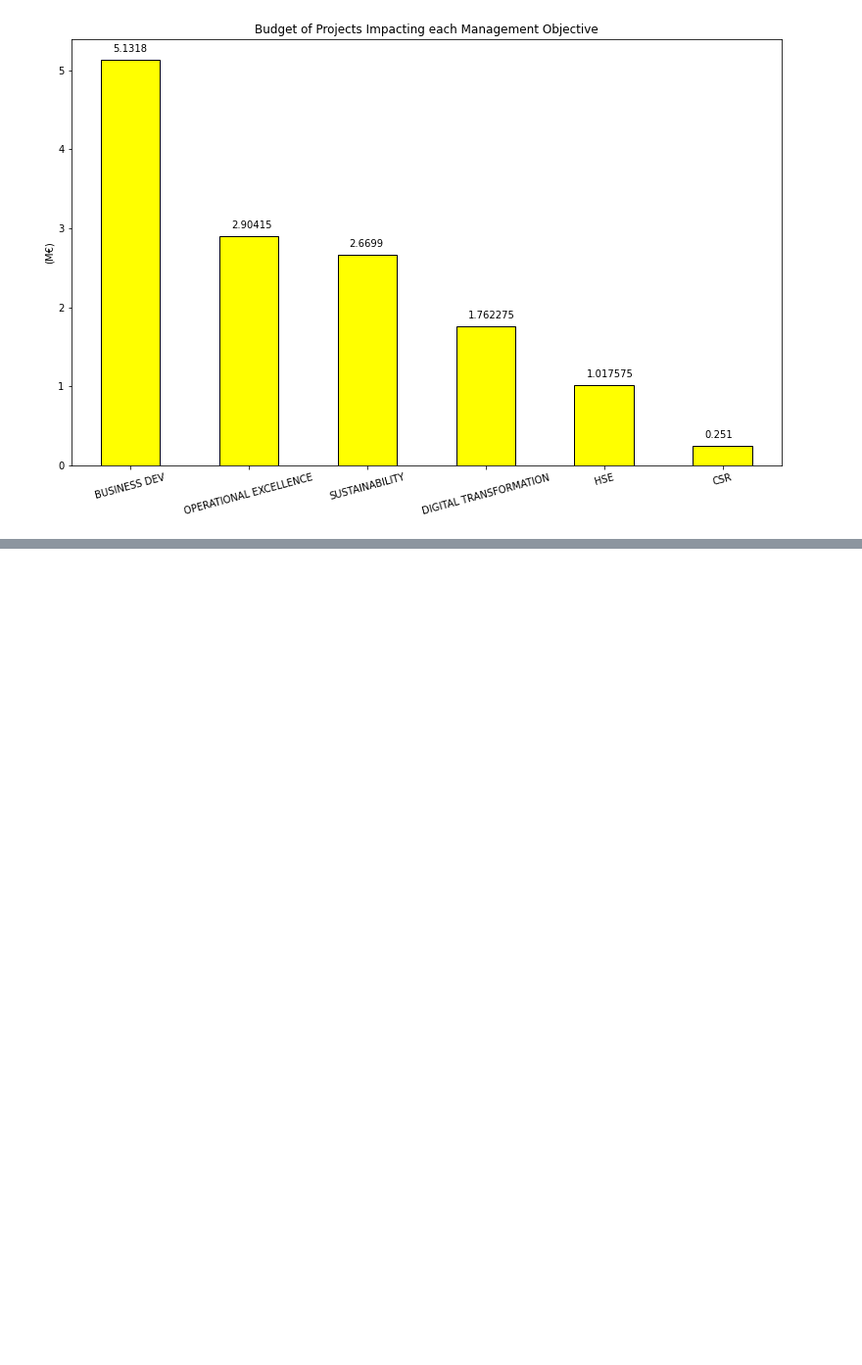
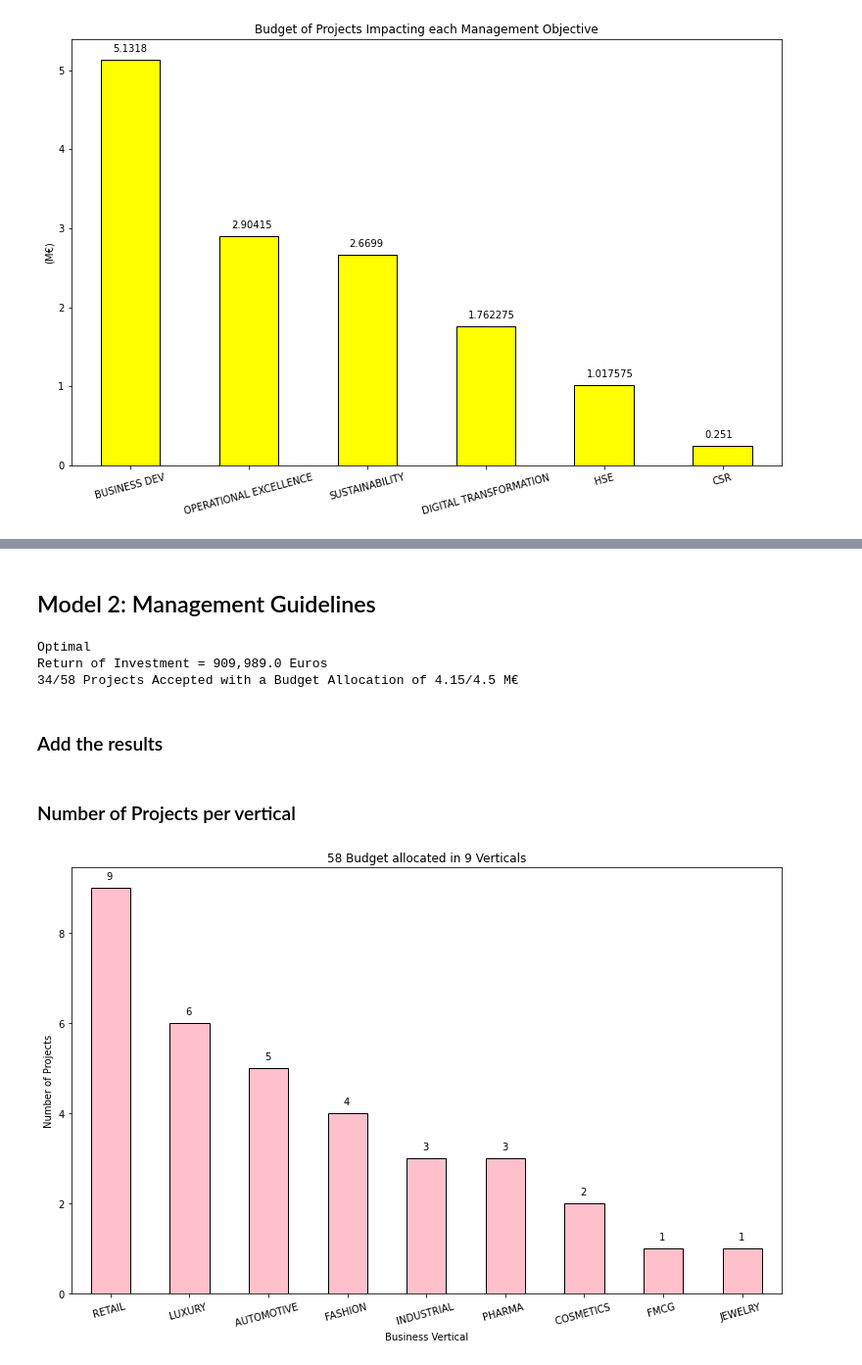
Before and after one commit to lordAaron0121/Supply-Chain-Optimization, a Jupyter notebook: Budget Planning Automation/Automate budget planning .ipynb, the cells around one changed output, grey strips where cells are left out. Shown: that part at 98% size. Saved outputs shown, nothing was run; the diff lists cells and outputs as text; code cells hidden in the pictures; blank space fills up the shorter version.

```diff
--- a/Budget Planning Automation/Automate budget planning .ipynb
+++ b/Budget Planning Automation/Automate budget planning .ipynb
@@ -125,0 +249,75 @@ plt.show()
+# %% [markdown]
+## Model 2: Management Guidelines
+# %%
+# 1. Initialize Class
+model = LpProblem("Budget_Planning_MaxROI", LpMaximize)
+
+# 2. Define Decision Variables
+# Project Name
+projects = list(df_p['PROJECT DESCRIPTION'].values)
+# Project ROI
+roi = list(df_p['ROI'].values)
+# Dictionary
+P =  LpVariable.dicts("P", [j for j in range(len(projects))], lowBound=0, upBound=None, cat='Binary')
+# 3. Define Objective Function
+# Total ROI
+model += lpSum([roi[i] * P[i] for i in range(len(projects))])
+
+# 4. Define Constraints
+# Budget limit per year
+BUDGET_LIMIT = [1250000, 1500000, 1750000]
+for j in range(3):
+    model += lpSum([P[i] * df_p.loc[i, 'YEAR {}'.format(j+1)] for i in range(len(projects))]) <= BUDGET_LIMIT[j]
+# This is where it's different from the last model
+O = df_p['OPERATIONAL EXCELLENCE'].values * 1
+S = df_p['SUSTAINABILITY'].values * 1
+D = df_p['DIGITAL TRANSFORMATION'].values * 1
+
+# Management Objectives
+BUDGET_MIN = [1000000, 1000000, 1000000]
+model += lpSum([P[i] * O[i] * df_p.loc[i, 'TOTAL'] for i in range(len(projects))]) >= BUDGET_MIN[0]
+model += lpSum([P[i] * S[i] * df_p.loc[i, 'TOTAL'] for i in range(len(projects))]) >= BUDGET_MIN[1]
+model += lpSum([P[i] * D[i] * df_p.loc[i, 'TOTAL'] for i in range(len(projects))]) >= BUDGET_MIN[2]
+
+# Solve Model
+status = model.solve()
+print(LpStatus[status])
+print("Return of Investment = {:,} Euros".format(round(value(model.objective), 2)))
+
+# Results
+MAX_BUDGET = sum(BUDGET_LIMIT)/1e6
+ACTUAL_BUDGET = round(sum([P[i].varValue * df_p.loc[i, 'TOTAL'] for i in range(len(projects))])/1e6,2)
+project_allocation = int(sum([P[i].varValue for i in range(len(projects))]))
+LIST_PROJECTS = []
+for j in range(len(projects)):
+    LIST_PROJECTS.append(P[j].varValue)
+
+print('{}/{} Projects Accepted with a Budget Allocation of {:,}/{:,} M€'.format(project_allocation, len(df_p), ACTUAL_BUDGET, MAX_BUDGET))
+# %% [output]
+Optimal
+Return of Investment = 909,989.0 Euros
+34/58 Projects Accepted with a Budget Allocation of 4.15/4.5 M€
+# %% [markdown]
+### Add the results
+# %%
+df_result = df_p.copy()
+df_result['ALLOCATION'] = LIST_PROJECTS
+df_result['TOTAL'] = df_result['ALLOCATION'] * df_result['TOTAL']
+df_result['ROI'] = df_result['ALLOCATION'] * df_result['ROI']
+# %% [markdown]
+### Number of Projects per vertical
+# %%
+df_bar = pd.DataFrame(df_result.groupby(['VERTICAL'])['ALLOCATION'].sum())
+df_bar.sort_values(by = 'ALLOCATION', ascending = False, inplace = True)
+ax = df_bar.plot.bar(figsize=(13, 8), edgecolor='black', color = 'pink', y='ALLOCATION', legend= False)
+plt.xlabel('Business Vertical')
+plt.ylabel('Number of Projects')
+plt.xticks(rotation = 15)
+plt.title('{} Budget allocated in 9 Verticals'.format(len(df_p)))
+
+for p in ax.patches:
+    ax.annotate(str(int(p.get_height())), (p.get_x() * 1 +0.2, p.get_height() * 1 + 0.2))
+
+plt.show()
+# %% [output]
+[figure, added]
```
Also changed, not shown: parts of 16 cells of this notebook.
